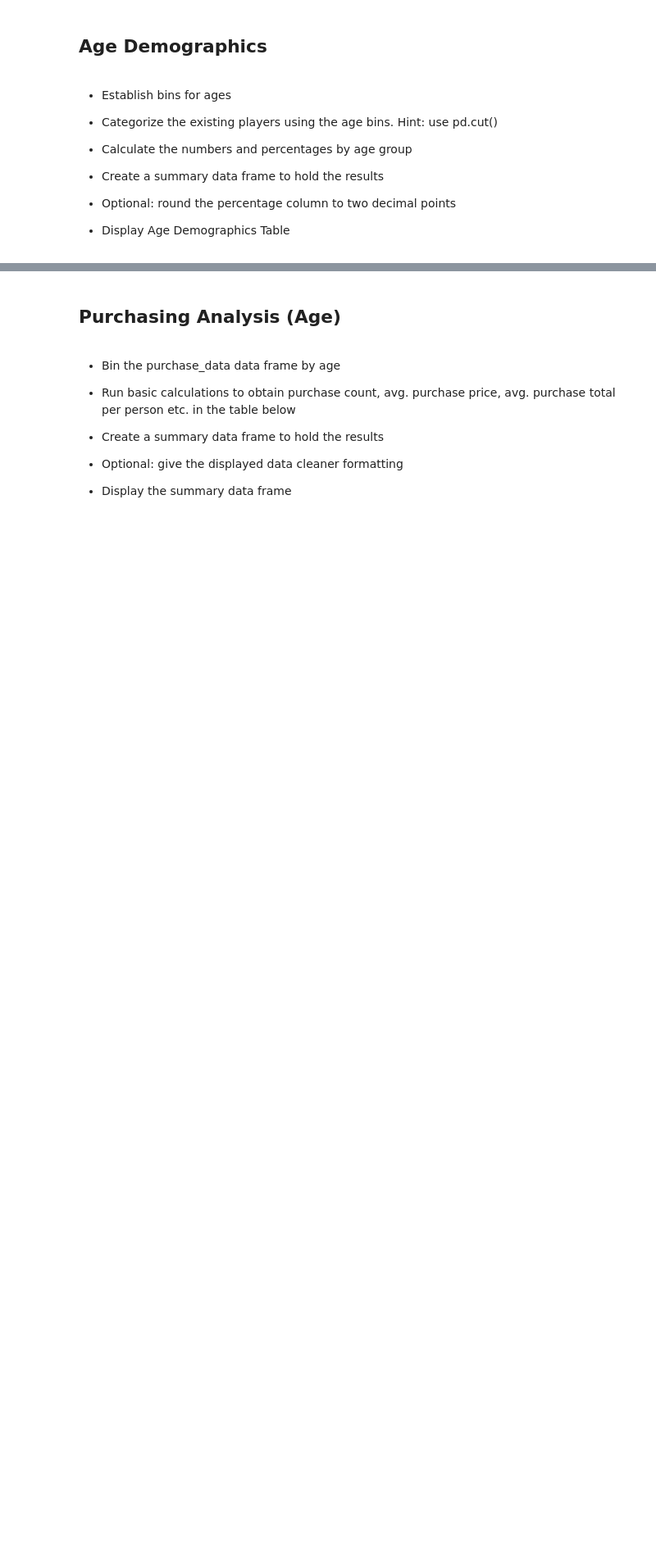
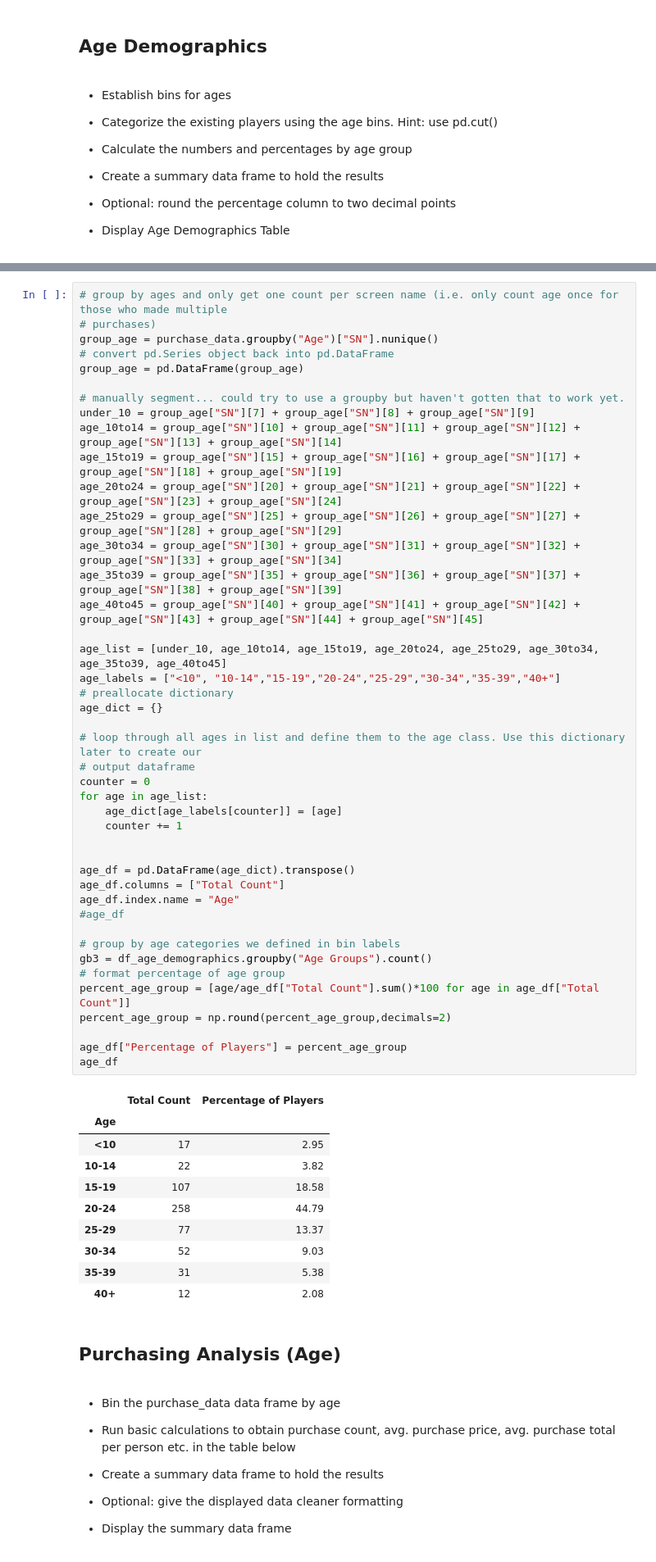
Before and after one commit to mrichtmyer/pandas-challenge, a Jupyter notebook: HeroesOfPymoli/HeroesOfPymoli_starter.ipynb, the cells around one changed output, grey strips where cells are left out. Shown at 82% size. Drawn from its saved outputs; the diff is of its cells as text; blank space fills up the shorter version.

Commit message:
Updated Age Demographics functions. Output now has better accuracy

```diff
--- a/HeroesOfPymoli/HeroesOfPymoli_starter.ipynb
+++ b/HeroesOfPymoli/HeroesOfPymoli_starter.ipynb
@@ -218,3 +183,57 @@ df_age_demographics
+# %%
+# group by ages and only get one count per screen name (i.e. only count age once for those who made multiple
+# purchases)
+group_age = purchase_data.groupby("Age")["SN"].nunique()
+# convert pd.Series object back into pd.DataFrame
+group_age = pd.DataFrame(group_age)
+
+# manually segment... could try to use a groupby but haven't gotten that to work yet.
+under_10 = group_age["SN"][7] + group_age["SN"][8] + group_age["SN"][9]
+age_10to14 = group_age["SN"][10] + group_age["SN"][11] + group_age["SN"][12] + group_age["SN"][13] + group_age["SN"][14]
+age_15to19 = group_age["SN"][15] + group_age["SN"][16] + group_age["SN"][17] + group_age["SN"][18] + group_age["SN"][19]
+age_20to24 = group_age["SN"][20] + group_age["SN"][21] + group_age["SN"][22] + group_age["SN"][23] + group_age["SN"][24]
+age_25to29 = group_age["SN"][25] + group_age["SN"][26] + group_age["SN"][27] + group_age["SN"][28] + group_age["SN"][29]
+age_30to34 = group_age["SN"][30] + group_age["SN"][31] + group_age["SN"][32] + group_age["SN"][33] + group_age["SN"][34]
+age_35to39 = group_age["SN"][35] + group_age["SN"][36] + group_age["SN"][37] + group_age["SN"][38] + group_age["SN"][39]
+age_40to45 = group_age["SN"][40] + group_age["SN"][41] + group_age["SN"][42] + group_age["SN"][43] + group_age["SN"][44] + group_age["SN"][45]
+
+age_list = [under_10, age_10to14, age_15to19, age_20to24, age_25to29, age_30to34, age_35to39, age_40to45]
+age_labels = ["<10", "10-14","15-19","20-24","25-29","30-34","35-39","40+"]
+# preallocate dictionary
+age_dict = {}
+
+# loop through all ages in list and define them to the age class. Use this dictionary later to create our
+# output dataframe
+counter = 0
+for age in age_list:
+    age_dict[age_labels[counter]] = [age]
+    counter += 1
+
+
+age_df = pd.DataFrame(age_dict).transpose()
+age_df.columns = ["Total Count"]
+age_df.index.name = "Age"
+#age_df
+
+# group by age categories we defined in bin labels
+gb3 = df_age_demographics.groupby("Age Groups").count()
+# format percentage of age group
+percent_age_group = [age/age_df["Total Count"].sum()*100 for age in age_df["Total Count"]]
+percent_age_group = np.round(percent_age_group,decimals=2)
+
+age_df["Percentage of Players"] = percent_age_group
+age_df
+# %% [output]
+|  | Total Count | Percentage of Players |
+| Age |  |  |
+| <10 | 17 | 2.95 |
+| 10-14 | 22 | 3.82 |
+| 15-19 | 107 | 18.58 |
+| 20-24 | 258 | 44.79 |
+| 25-29 | 77 | 13.37 |
+| 30-34 | 52 | 9.03 |
+| 35-39 | 31 | 5.38 |
+| 40+ | 12 | 2.08 |
 # %% [markdown]
 ## Purchasing Analysis (Age)
 # %% [markdown]
```
Also changed, not shown: parts of 5 cells of this notebook, 2 other files.
